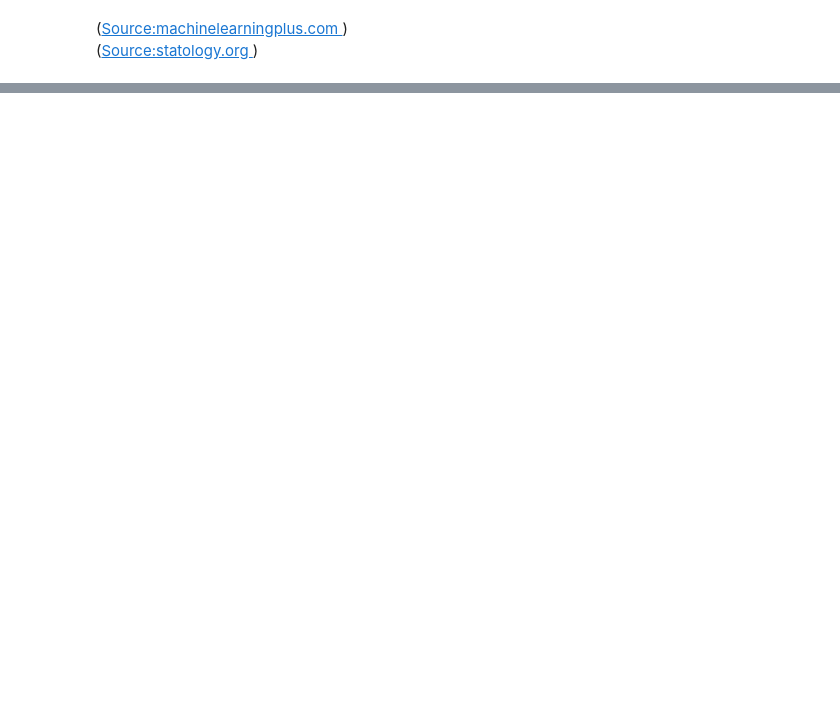
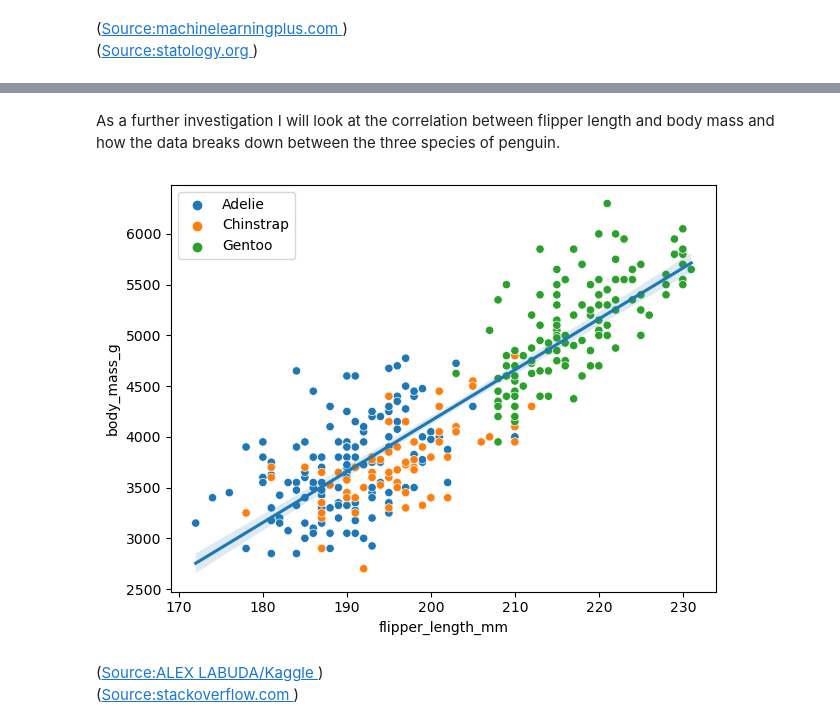
Before and after one commit to sarahembarry/poda-project, a Jupyter notebook: penguins.ipynb, the cells around one changed output, grey strips where cells are left out. Drawn from its saved outputs; the diff is of its cells as text; code cells hidden in the pictures; blank space fills up the shorter version.

Commit message:
correlation by species

```diff
--- a/penguins.ipynb
+++ b/penguins.ipynb
@@ -530,0 +531,22 @@ Although it is important to remember that positive correlation does not imply ca
+# %% [markdown]
+As a further investigation I will look at the correlation between flipper length and body mass and how the data breaks down between the three species of penguin. <br/>
+# %%
+
+# Create the scatter plot and set variables.
+sns.scatterplot(x='flipper_length_mm', y='body_mass_g', hue='species', data=df_cleaned)
+
+#Add a regression line to the scatter plot
+sns.regplot(x='flipper_length_mm', y='body_mass_g', data=df_cleaned, scatter=False)
+
+# Format the legend
+plt.legend(loc='upper left')
+
+# Manually adjust the layout
+plt.tight_layout()
+
+plt.show()
+# %% [output]
+[figure, added]
+# %% [markdown]
+([Source:ALEX LABUDA/Kaggle  ](https://www.kaggle.com/code/alabuda/classification-and-eda-palmer-penguins))<br/>
+([Source:stackoverflow.com  ](https://www.kaggle.com/code/alabuda/classification-and-eda-palmer-penguins))
```
Also changed, not shown: parts of 5 cells of this notebook, 1 other file.
